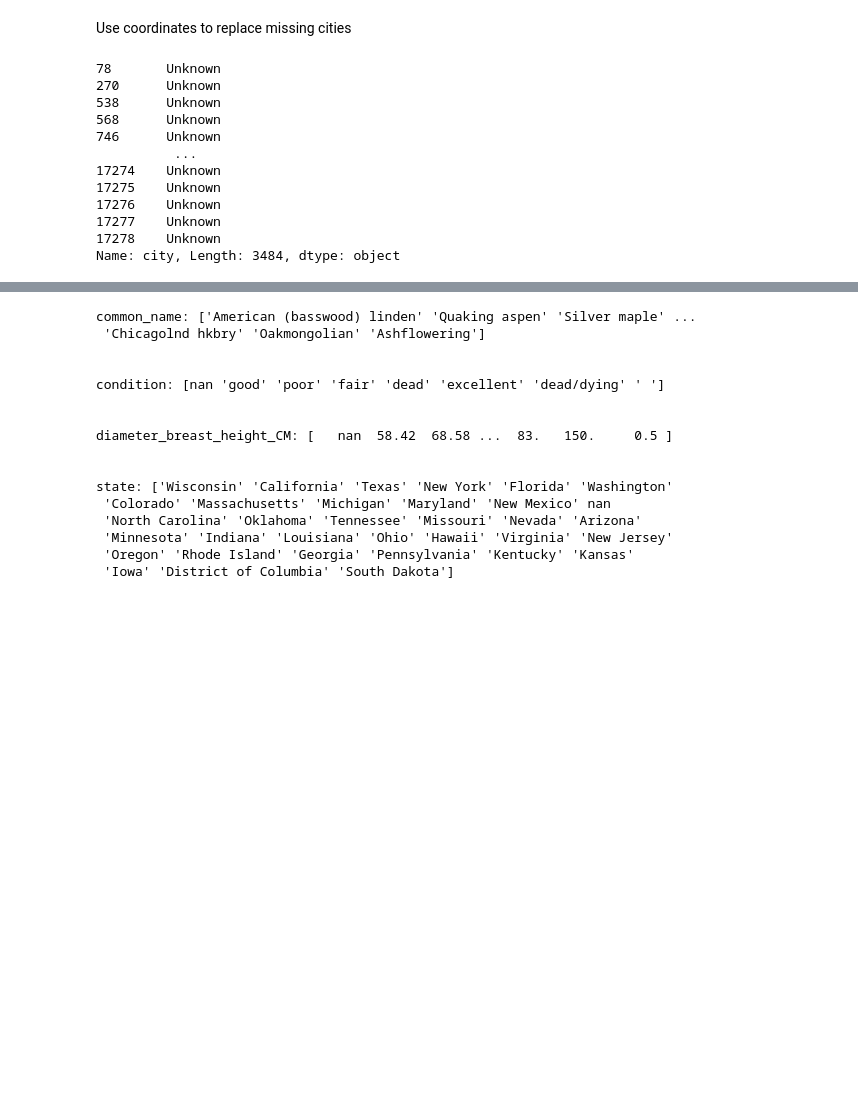
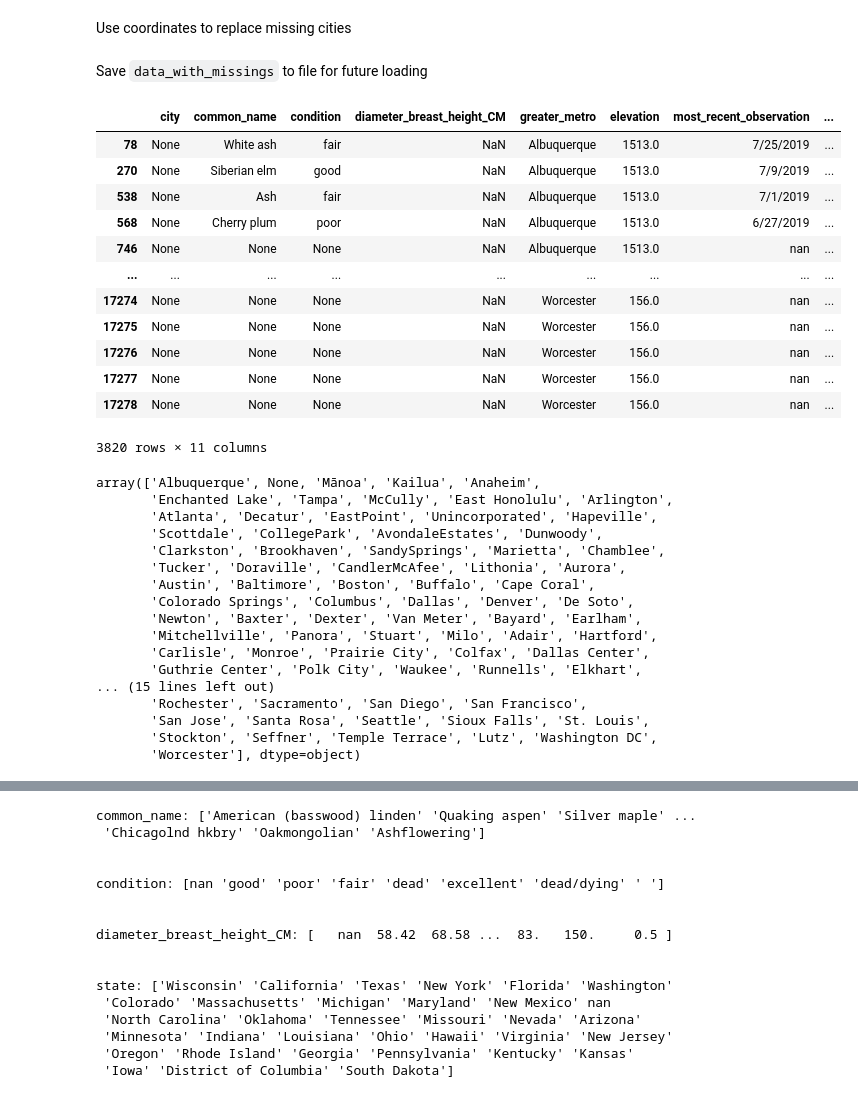
Before and after one commit to johnomage/TreeGrowthPrediction, a Jupyter notebook: notebooks/tree_growth_ML.ipynb, the cells around one changed output, grey strips where cells are left out. Drawn from its saved outputs; the diff is of its cells as text; code cells hidden in the pictures; blank space fills up the shorter version.

```diff
--- a/notebooks/tree_growth_ML.ipynb
+++ b/notebooks/tree_growth_ML.ipynb
@@ -493,16 +504,48 @@ get_city_name()
+# %% [markdown]
+Save `data_with_missings` to file for future loading
+# %%
+data_with_missings.loc[:, 'most_recent_observation'] = data_with_missings['most_recent_observation'].astype(str)
+
+if not os.path.exists('data_with_missings.parquet'):
+    (data_with_missings.drop(['latitude_coordinate', 'longitude_coordinate'], axis=1)
+                       .to_parquet('data_with_missings.parquet', engine='pyarrow', compression='gzip'))
+
+
+data_with_missings = pd.read_parquet('data_with_missings.parquet')
+# %%
+data_with_missings[data_with_missings['city'].isna()]
+# %% [output]
+|  | city | common_name | condition | diameter_breast_height_CM | greater_metro | elevation | most_recent_observation | ... |
+| 78 | None | White ash | fair | NaN | Albuquerque | 1513.0 | 7/25/2019 | ... |
+| 270 | None | Siberian elm | good | NaN | Albuquerque | 1513.0 | 7/9/2019 | ... |
+| 538 | None | Ash | fair | NaN | Albuquerque | 1513.0 | 7/1/2019 | ... |
+| 568 | None | Cherry plum | poor | NaN | Albuquerque | 1513.0 | 6/27/2019 | ... |
+| 746 | None | None | None | NaN | Albuquerque | 1513.0 | nan | ... |
+| ... | ... | ... | ... | ... | ... | ... | ... | ... |
+| 17274 | None | None | None | NaN | Worcester | 156.0 | nan | ... |
+| 17275 | None | None | None | NaN | Worcester | 156.0 | nan | ... |
+| 17276 | None | None | None | NaN | Worcester | 156.0 | nan | ... |
+| 17277 | None | None | None | NaN | Worcester | 156.0 | nan | ... |
+| 17278 | None | None | None | NaN | Worcester | 156.0 | nan | ... |
+3820 rows × 11 columns
 # %%
-data_with_missings['city'][data_with_missings['city']=='Unknown']
-# data_with_missings['city'].unique()
+data_with_missings['city'][data_with_missings['city'].isna()]
+data_with_missings['city'].unique()
 # %% [output]
-78       Unknown
-270      Unknown
-538      Unknown
-568      Unknown
-746      Unknown
-          ...
-17274    Unknown
-17275    Unknown
-17276    Unknown
-17277    Unknown
-17278    Unknown
-Name: city, Length: 3484, dtype: object
+array(['Albuquerque', None, 'Mānoa', 'Kailua', 'Anaheim',
+       'Enchanted Lake', 'Tampa', 'McCully', 'East Honolulu', 'Arlington',
+       'Atlanta', 'Decatur', 'EastPoint', 'Unincorporated', 'Hapeville',
+       'Scottdale', 'CollegePark', 'AvondaleEstates', 'Dunwoody',
+       'Clarkston', 'Brookhaven', 'SandySprings', 'Marietta', 'Chamblee',
+       'Tucker', 'Doraville', 'CandlerMcAfee', 'Lithonia', 'Aurora',
+       'Austin', 'Baltimore', 'Boston', 'Buffalo', 'Cape Coral',
+       'Colorado Springs', 'Columbus', 'Dallas', 'Denver', 'De Soto',
+       'Newton', 'Baxter', 'Dexter', 'Van Meter', 'Bayard', 'Earlham',
+       'Mitchellville', 'Panora', 'Stuart', 'Milo', 'Adair', 'Hartford',
+       'Carlisle', 'Monroe', 'Prairie City', 'Colfax', 'Dallas Center',
+       'Guthrie Center', 'Polk City', 'Waukee', 'Runnells', 'Elkhart',
+... (15 lines left out)
+       'Rochester', 'Sacramento', 'San Diego', 'San Francisco',
+       'San Jose', 'Santa Rosa', 'Seattle', 'Sioux Falls', 'St. Louis',
+       'Stockton', 'Seffner', 'Temple Terrace', 'Lutz', 'Washington DC',
+       'Worcester'], dtype=object)
```
Also changed, not shown: parts of 18 cells of this notebook, 3 other files.
